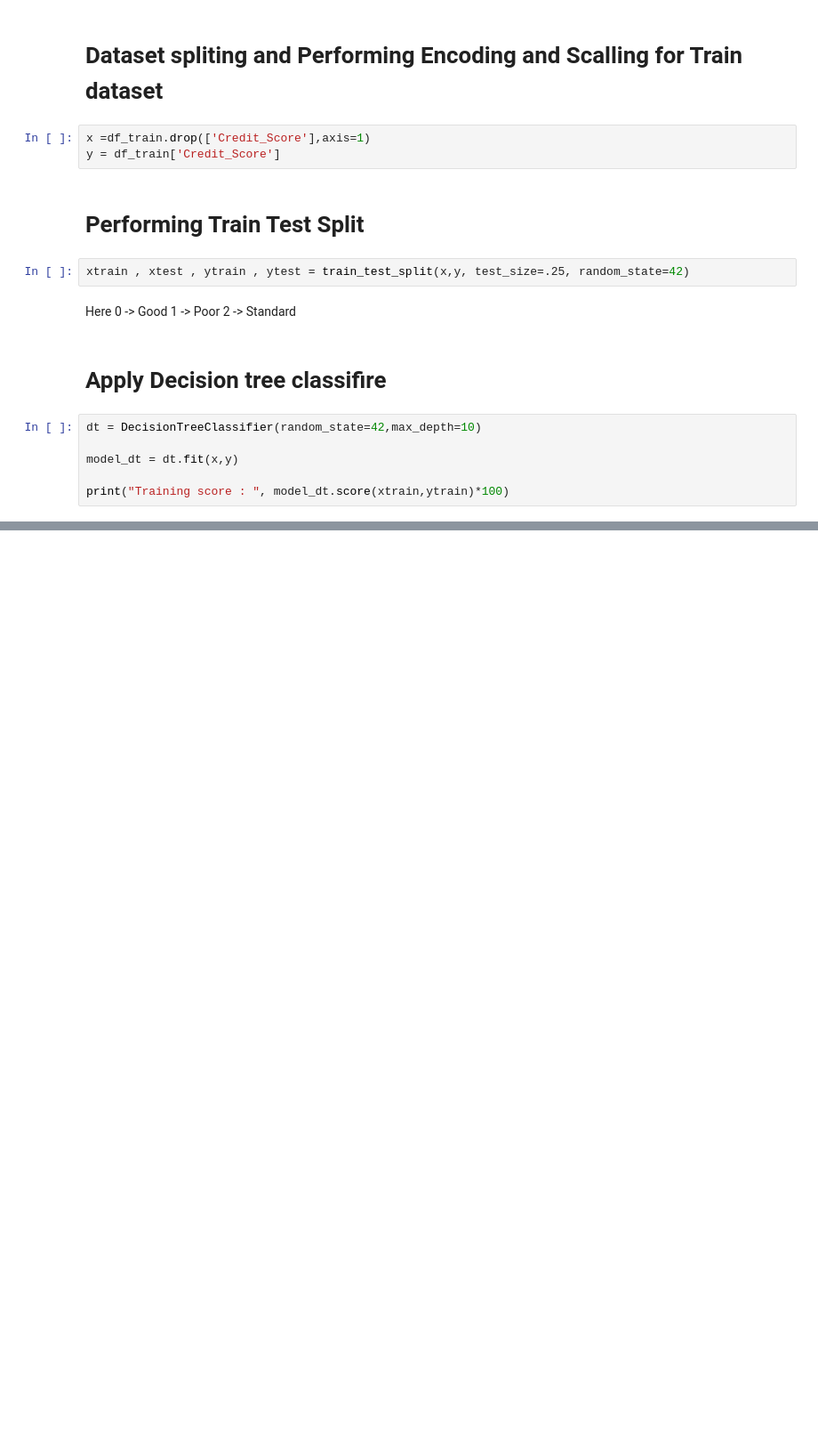
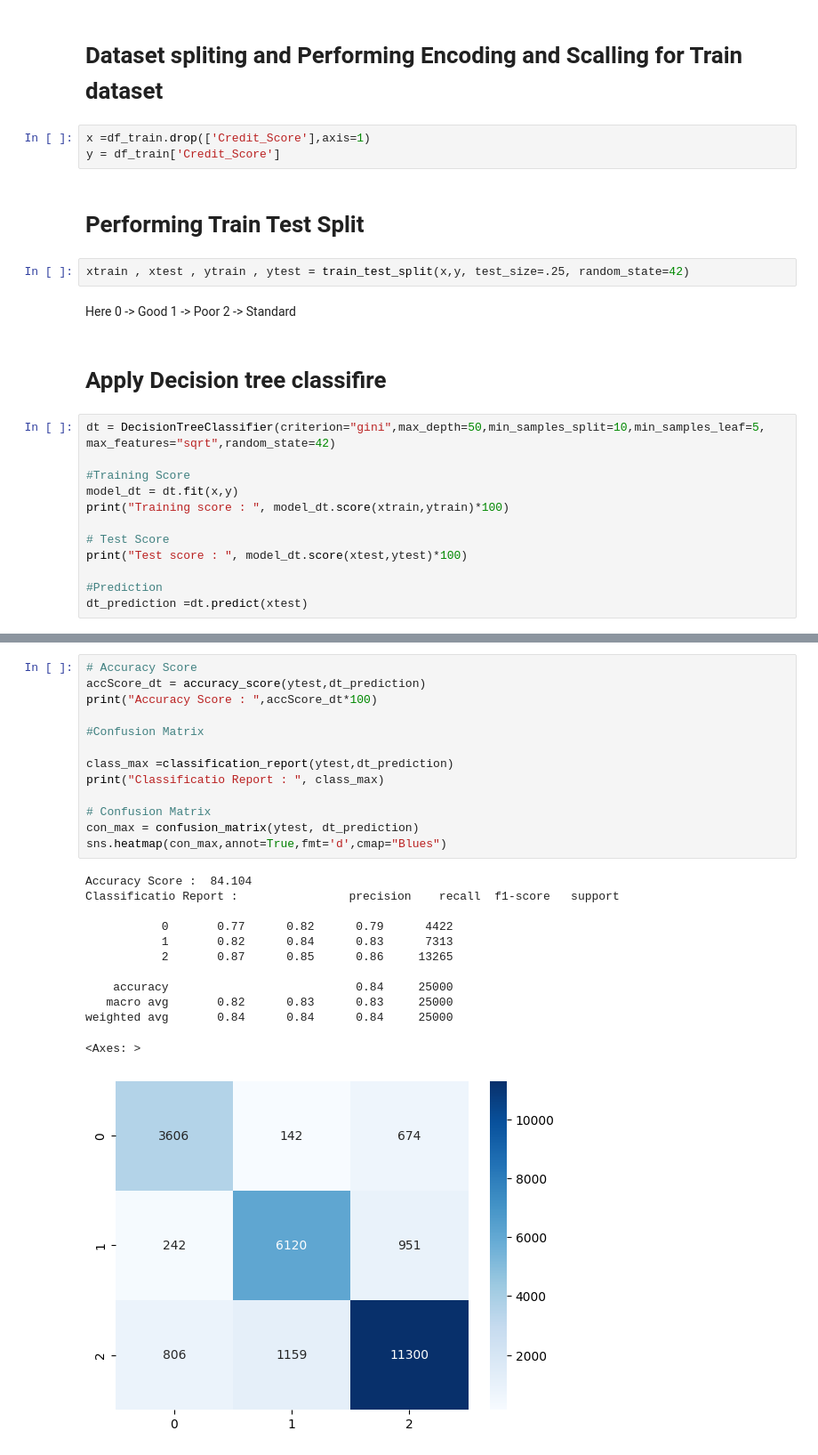
Before and after one commit to samifahim07/Bank_Credit_Score-Prediction-, a Jupyter notebook: final_project_2.ipynb, the cells around one changed output, grey strips where cells are left out. Shown at 89% size. Cells and saved outputs as stored; diff of their text form; blank space fills up the shorter version.

Commit message:
performing accuracy score , confusion matrix , and classification report and see the result

```diff
--- a/final_project_2.ipynb
+++ b/final_project_2.ipynb
@@ -421,9 +421,15 @@ Here
 # %% [markdown]
 # **Apply Decision tree classifire**
 # %%
-dt = DecisionTreeClassifier(random_state=42,max_depth=10)
+dt = DecisionTreeClassifier(criterion="gini",max_depth=50,min_samples_split=10,min_samples_leaf=5, max_features="sqrt",random_state=42)
 
+#Training Score
 model_dt = dt.fit(x,y)
+print("Training score : ", model_dt.score(xtrain,ytrain)*100)
 
-print("Training score : ", model_dt.score(xtrain,ytrain)*100)
+# Test Score
+print("Test score : ", model_dt.score(xtest,ytest)*100)
+
+#Prediction
+dt_prediction =dt.predict(xtest)
 # %% [output]
@@ -434,0 +440,26 @@ Test score :  71.528
+# %%
+# Accuracy Score
+accScore_dt = accuracy_score(ytest,dt_prediction)
+print("Accuracy Score : ",accScore_dt*100)
+
+#Confusion Matrix
+
+class_max =classification_report(ytest,dt_prediction)
+print("Classificatio Report : ", class_max)
+
+# Confusion Matrix
+con_max = confusion_matrix(ytest, dt_prediction)
+sns.heatmap(con_max,annot=True,fmt='d',cmap="Blues")
+# %% [output]
+Accuracy Score :  84.104
+Classificatio Report :                precision    recall  f1-score   support
+
+           0       0.77      0.82      0.79      4422
+           1       0.82      0.84      0.83      7313
+           2       0.87      0.85      0.86     13265
+
+    accuracy                           0.84     25000
+   macro avg       0.82      0.83      0.83     25000
+weighted avg       0.84      0.84      0.84     25000
+<Axes: >
+[figure, added]
```
Also changed, not shown: parts of 3 cells of this notebook.
